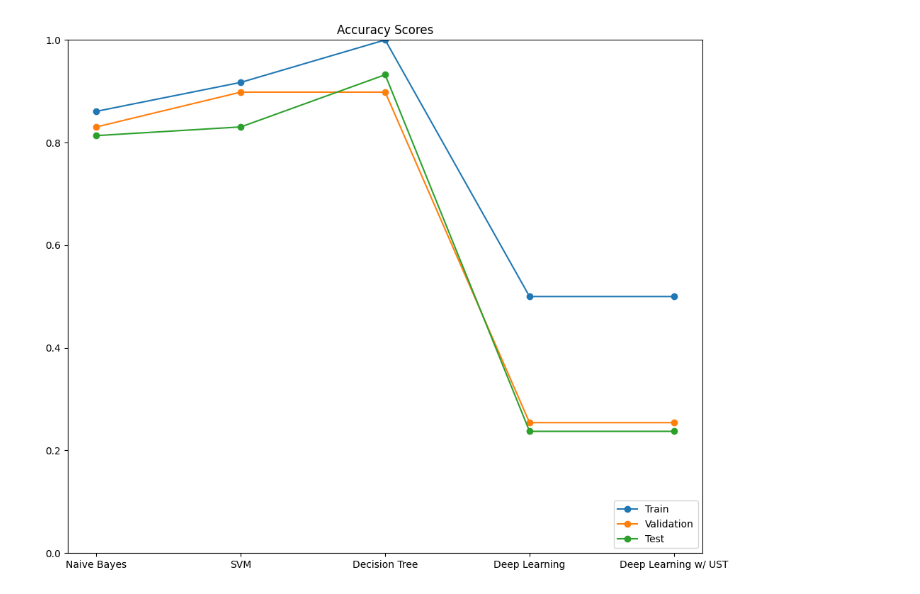
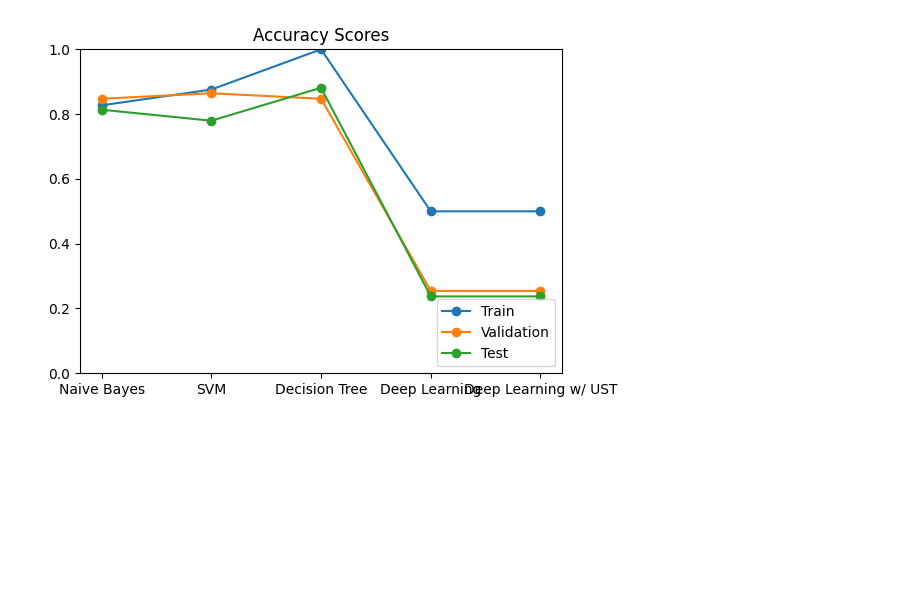
Before and after one commit to joelwk/Chanscope, a Jupyter notebook: notebooks/performance_evaluations.ipynb, the cells around one changed output. Drawn from its saved outputs; the diff is of its cells as text; code cells hidden in the pictures; blank space fills up the shorter version.

```diff
--- a/notebooks/performance_evaluations.ipynb
+++ b/notebooks/performance_evaluations.ipynb
@@ -29,8 +21,9 @@ from sklearn.naive_bayes import MultinomialNB
 from sklearn.svm import SVC
 from sklearn.metrics import accuracy_score, f1_score, roc_auc_score
 from sklearn.preprocessing import LabelEncoder
+from sklearn.metrics import roc_curve, auc
 
-data_dict, max_length = load_and_process_data('./data/datasets/baselines/4chan/splits')
+data_dict, max_length = load_and_process_data('./data/datasets/baselines/email/splits')
 train_data = np.stack(data_dict['train']['vector'].values)
 val_data = np.stack(data_dict['val']['vector'].values)
 test_data = np.stack(data_dict['test']['vector'].values)
@@ -70,7 +63,6 @@ svm_test_acc = accuracy_score(test_labels, svm_model.predict(test_data))
 # Load deep learning model
 best_model_path = 'saved_models/best_model.tf'
 best_model = tf.keras.models.load_model(best_model_path)
-
 # Predict and calculate accuracy
 train_predictions = best_model.predict(train_data)
 train_predictions = np.argmax(train_predictions, axis=1)
@@ -84,7 +76,7 @@ best_test_acc = accuracy_score(test_labels, test_predictions)
 
 # Predict and calculate accuracy
 # Load deep learning model
-student_model_path = 'saved_models/student_model_4.tf'
+student_model_path = 'saved_models/student_model_2.tf'
 student_model = tf.keras.models.load_model(student_model_path)
 train_predictions = student_model.predict(train_data)
 train_predictions = np.argmax(train_predictions, axis=1)
@@ -186,20 +198,19 @@ test_scores = [nb_test_acc, svm_test_acc, dt_test_acc,best_test_acc,student_test
 # %%
 def plot_accuracy(train_acc, val_acc, test_acc, models):
-    fig, ax = plt.subplots(figsize=(10, 8))
+    fig, ax = plt.subplots(figsize=(6, 4))
     x = np.arange(len(models))
     ax.plot(x, train_acc, marker='o', label='Train')
     ax.plot(x, val_acc, marker='o', label='Validation')
     ax.plot(x, test_acc, marker='o', label='Test')
     plt.xticks(x, models)
     ax.set_title('Accuracy Scores')
     ax.set_ylim(0, 1)
     ax.legend(loc="lower right")
     plt.tight_layout()
     plt.show()
 
-# Example usage:
 plot_accuracy(train_scores, val_scores, test_scores, models)
 # %% [output]
-[figure, old version]
+[figure, new version]
 # %%
 def plot_f1(train_f1, val_f1, test_f1, models):
```
Also changed, not shown: parts of 8 cells of this notebook.
